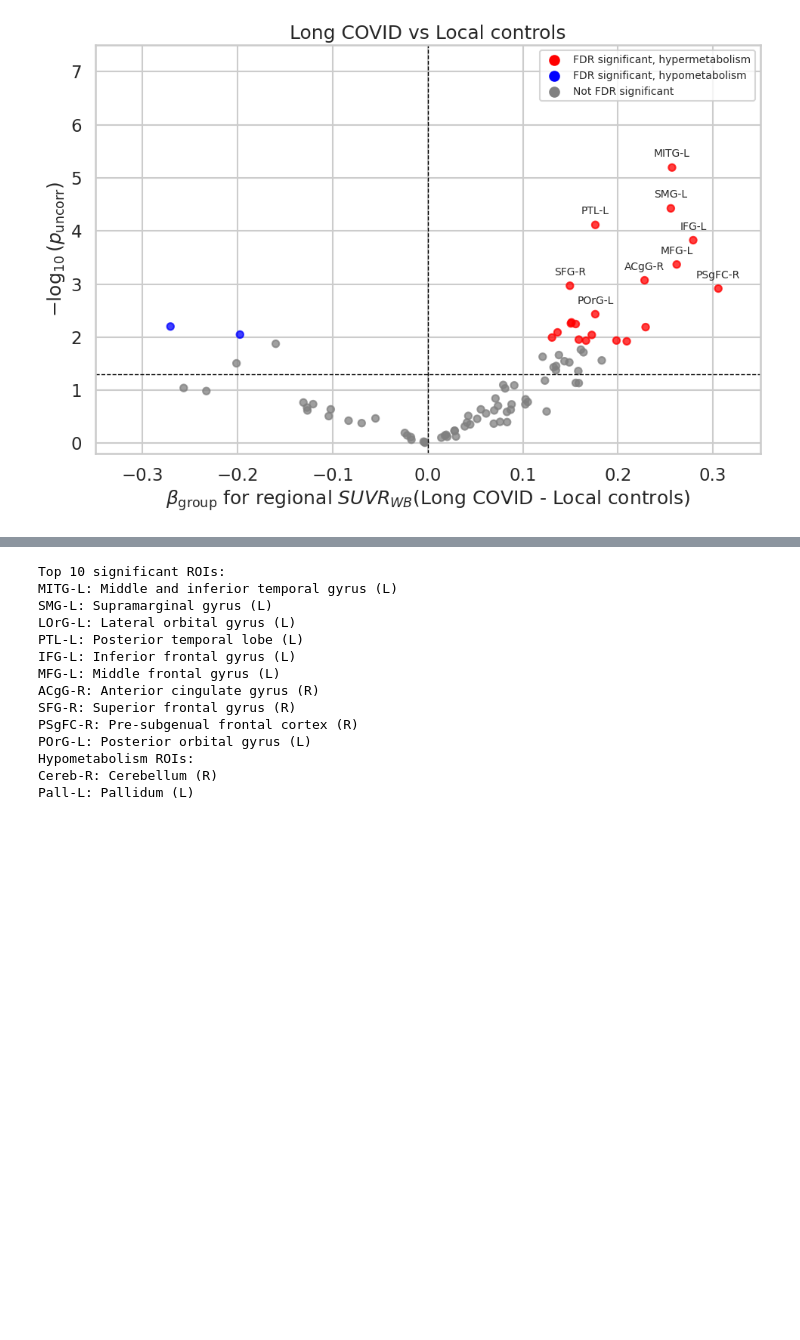
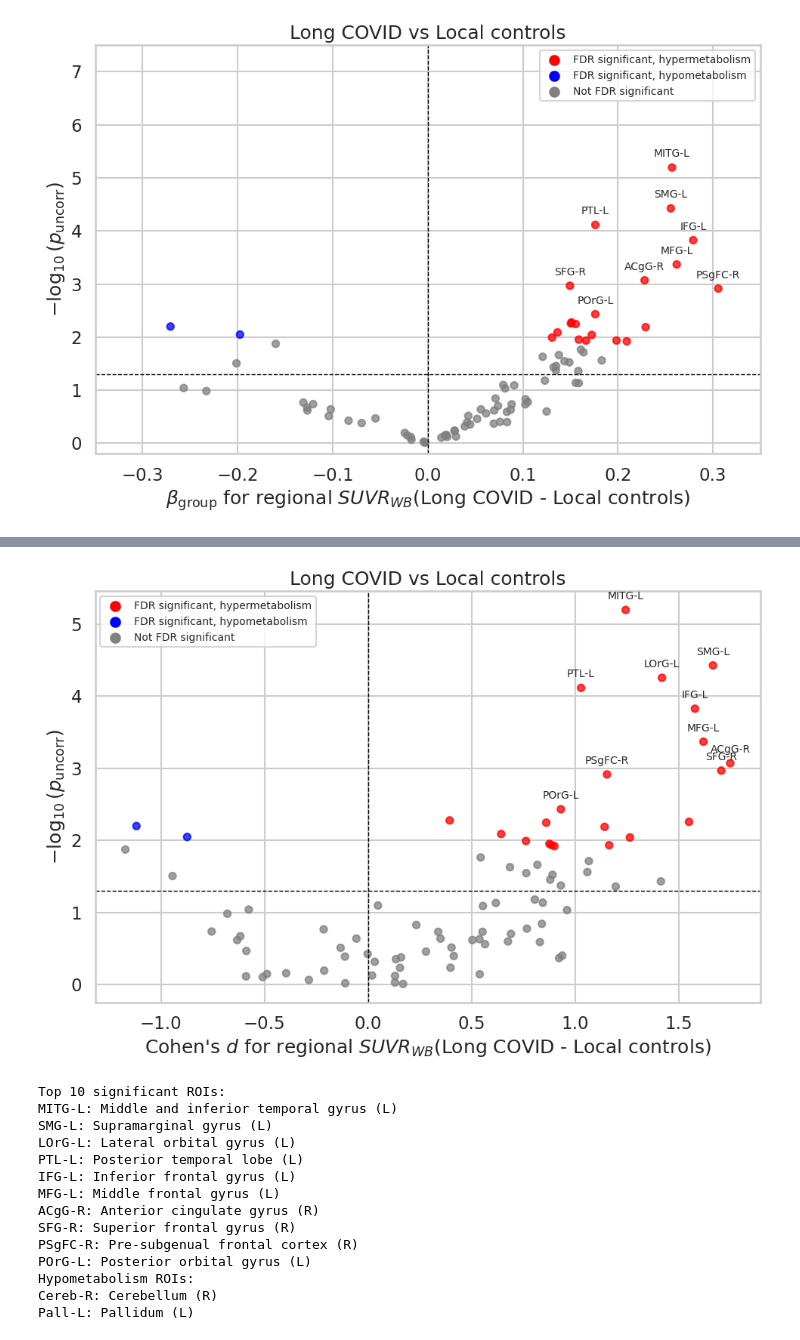
Before and after one commit to mabelzunce/longcovid-neuroimaging-cohort, a Jupyter notebook: code/python/pet/paper_analysis/plot_volcanos_for_ancova_results.ipynb, the cells around one changed output, grey strips where cells are left out. Saved outputs shown, nothing was run; the diff lists cells and outputs as text; code cells hidden in the pictures; blank space fills up the shorter version.

Commit message:
Boxplot with cohens d, not looking great

```diff
--- a/code/python/pet/paper_analysis/plot_volcanos_for_ancova_results.ipynb
+++ b/code/python/pet/paper_analysis/plot_volcanos_for_ancova_results.ipynb
@@ -168,3 +168,80 @@ SFG-R: Superior frontal gyrus (R)
 PSgFC-R: Pre-subgenual frontal cortex (R)
 POrG-L: Posterior orbital gyrus (L)
 [figure]
+# %%
+# Plot volcano plots for ANCOVA results for LC vs CEUNIM Controls using Cohen's d as the x-axis
+# Use the model with time_to_acquisition as a covariate
+csv_filename = os.path.join(ancovas_mean_results_path, 'ancova_lc_vs_ceunim_controls_results_time_to_acquisition.csv')
+# Load CSV
+df = pd.read_csv(csv_filename)
+df.head()
+plot_df = df.copy()
+# Use the ANCOVA group effect column for the x-axis.
+
+# Clip zero p-values so -log10 remains finite.
+plot_df["neg_log10_p_group"] = -np.log10(plot_df["p_group"].clip(lower=np.finfo(float).tiny))
+# Use red color for hyper and blue for hypo, gray for non-significant:
+plot_df["color"] = np.where(
+    plot_df["p_fdr"] < 0.05,
+    np.where(plot_df["delta_lc_minus_control"] > 0, "red",
+             "blue"),
+    "gray",
+)
+# Use a mapping of ROIs to lobes to group the ROIs by lobe
+plot_df = plot_df.merge(rois_to_lobe_df, left_on="ROI", right_on="roi", how="left")
+# rename category to lobe:
+plot_df.rename(columns={"category": "lobe"}, inplace=True)
+# Use a mapping of ROIs to abbreviations to add abbreviations for the ROIs
+plot_df = plot_df.merge(rois_abbreviations_df, left_on="ROI", right_on="roi_full", how="left")
+
+# Remove rows with "CSF/Ventricles" and "Not gray matter" in the lobe column
+plot_df = plot_df[~plot_df["lobe"].isin(["CSF/Ventricles", "Not gray matter"])]
+fig, ax = plt.subplots(figsize=(10, 7))
+ax.scatter(
+    plot_df["cohen_d_group"], # use delta or betas for the x axis
+    plot_df["neg_log10_p_group"],
+    c=plot_df["color"],
+    alpha=0.75,
+    s=45,
+)
+ax.axvline(0, color="black", linewidth=1, linestyle="--")
+ax.axhline(-np.log10(0.05), color="black", linewidth=1, linestyle="--")
+
+# Fix xlim and ylim to be the same in all plots for comparison
+#xlim = (-0.35, 0.35)
+#ylim = (-0.2, 7.5)
+#ax.set_xlim(xlim)
+#ax.set_ylim(ylim)
+
+ax.scatter([], [], color="red", label="FDR significant, hypermetabolism")
+ax.scatter([], [], color="blue", label="FDR significant, hypometabolism")
+ax.scatter([], [], color="gray", label="Not FDR significant")
+ax.set(
+    xlabel=r"Cohen's $d$ for regional $SUVR_{WB}$(Long COVID - Local controls)",
+    ylabel=r"$-\log_{10}(p_{\mathrm{uncorr}})$",
+    title="Long COVID vs Local controls",
+)
+ax.legend(fontsize=10)
+plt.tight_layout()
+plt.savefig(os.path.join(output_path, 'volcano_plot_lc_vs_ceunim_controls_time_to_acquisition.png'), dpi=300, bbox_inches="tight")
+#plt.show()
+
+# add names for the 10 highest significant ROIs to the plot
+top_10_rois = plot_df.nlargest(10, "neg_log10_p_group")
+for _, row in top_10_rois.iterrows():
+    ax.annotate(
+        row["abbreviation"],
+        (row["cohen_d_group"], row["neg_log10_p_group"]),
+        textcoords="offset points",
+        xytext=(0, 10),
+        ha="center",
+        fontsize=10,
+    )
+# Print the full name of the top 10 ROIs to the console
+print("Top 10 significant ROIs:")
+for _, row in top_10_rois.iterrows():
+    print(f"{row['abbreviation']}: {row['full_name']}")
+# save figure (before plt.show(), which clears the figure)
+plt.savefig(os.path.join(output_path, 'volcano_plot_lc_vs_ceunim_controls_time_to_acquisition_with_roi_names_cohensd.png'), dpi=300, bbox_inches="tight")
+plt.show()
+# %% [output]
@@ -171,3 +259,4 @@ POrG-L: Posterior orbital gyrus (L)
+[figure, added]
 # %%
 # Plot volcano plots for ANCOVA results for LC vs CEUNIM Controls
 # Use the model with time_to_acquisition as a covariate
```
Also changed, not shown: parts of 1 cell of this notebook, 1 other file.
